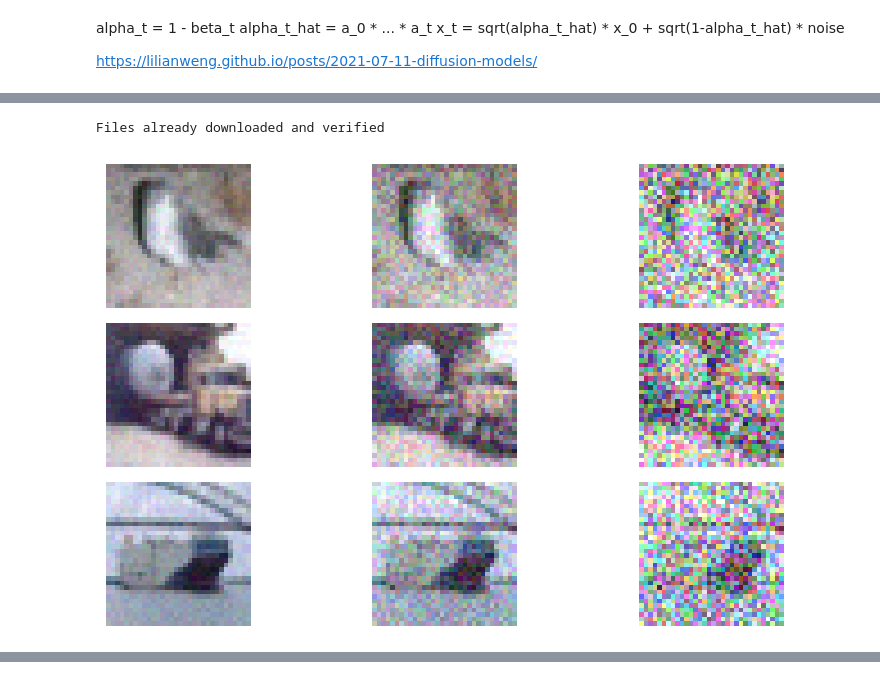
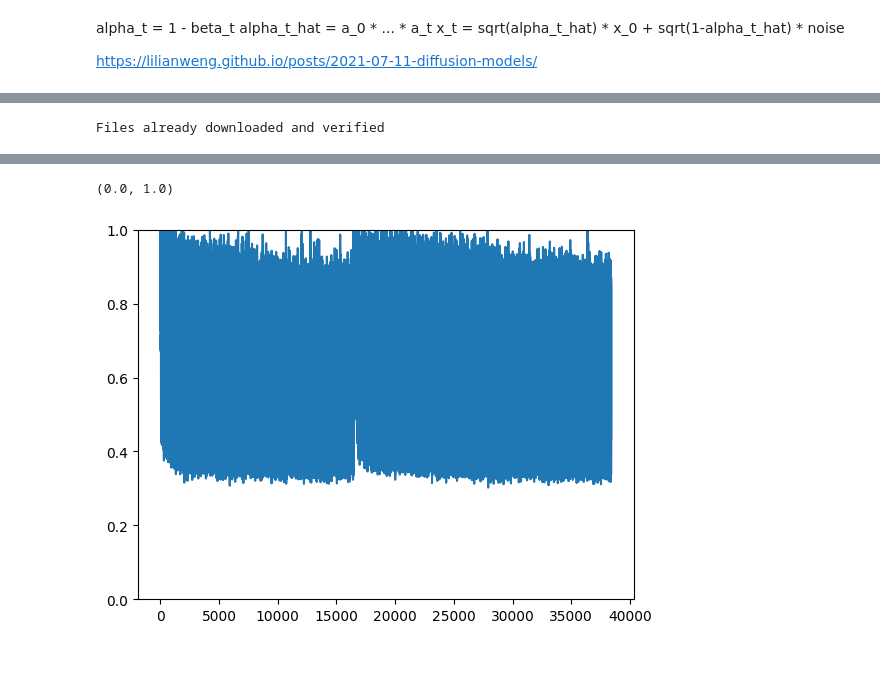
Before and after one commit to patrick-lindemann/ddpm, a Jupyter notebook: scheduler-test.ipynb, the cells around one changed output, grey strips where cells are left out. Cells and saved outputs as stored; diff of their text form; code cells hidden in the pictures.

```diff
--- a/scheduler-test.ipynb
+++ b/scheduler-test.ipynb
@@ -39,5 +79,0 @@ def noise_scheduler(x_0: torch.tensor, t: torch.tensor, betas: torch.tensor):
-# %%
-noise = torch.rand(img.shape)
-# %%
-t = torch.tensor([0, 1, 3])
-t.shape[0]
@@ -95,10 +79,0 @@ Clipping input data to the valid range for imshow with RGB data ([0..1] for floa
-# %%
-def load_data(dataset = 'CIFAR10', Train=True, batch_size = 16):
-    transform = transforms.Compose(
-            [transforms.ToTensor(),
-             transforms.Normalize((0.5, 0.5, 0.5), (0.5, 0.5, 0.5))])
-    trainset = CIFAR10(root='./data', train=Train, download=True, transform=transform)
-    trainloader = torch.utils.data.DataLoader(trainset, shuffle=True, batch_size=batch_size)
-
-    trainimages, trainlabels = next(iter(trainloader))
-    return trainimages, trainlabels
@@ -120,6 +79,0 @@ def display_images(img, labels, nrow=3):
-# %%
-img , labels = load_data()
-display_images(img, labels)
-# %% [output]
-Files already downloaded and verified
-[figure, removed]
@@ -125,0 +116,55 @@ Files already downloaded and verified
+# %%
+images, labels = load_data(batch_size=8, transform=transform_pipelines)
+# %% [output]
+Files already downloaded and verified
+# %%
+# SINGLE IMAGE TRAINING
+img = images[0]
+# Dataloader (you can mess with batch size)
+BATCH_SIZE = 128
+
+# How many runs through the data should we do?
+NO_EPOCHS = 300
+
+# How time steps for scheduler?
+TIME_STEPS = 10
+BETAS = torch.linspace(0.0001, 0.02, TIME_STEPS)
+
+# Create the network
+model = BasicUNet(in_channels=3, out_channels=3)
+model.to(device)
+
+loss_fn = nn.MSELoss()
+opt = torch.optim.Adam(model.parameters(), lr=1e-3)
+
+# Keeping a record of the losses for later viewing
+losses = []
+
+# The training loop
+for epoch in range(NO_EPOCHS):
+    img_batch = torch.stack([img] * BATCH_SIZE)
+    t = torch.randint(0, TIME_STEPS, (BATCH_SIZE,)).long()
+
+    img_batch_noisy, noise_batch = noise_scheduler(
+        x_0=img_batch, t=t, betas=BETAS, device=device
+    )
+
+    for img_noisy, noise in zip(img_batch_noisy, noise_batch):
+        predicted_noise = model(img_noisy)
+
+        loss = loss_fn(predicted_noise, noise)
+        losses.append(loss.item())
+
+        opt.zero_grad()
+        loss.backward()
+        opt.step()
+
+    # Print our the average of the loss values for this epoch:
+    if epoch % 100 == 0:
+        avg_loss = sum(losses[-BATCH_SIZE:]) / BATCH_SIZE
+        print(f"Finished epoch {epoch}. Average loss for this epoch: {avg_loss:05f}")
+
+# View the loss curve
+plt.plot(losses)
+plt.ylim(0, 1)
+# %% [output]
@@ -125,0 +174,2 @@ Files already downloaded and verified
+(0.0, 1.0)
+[figure, added]
```
Also changed, not shown: parts of 24 cells of this notebook.
